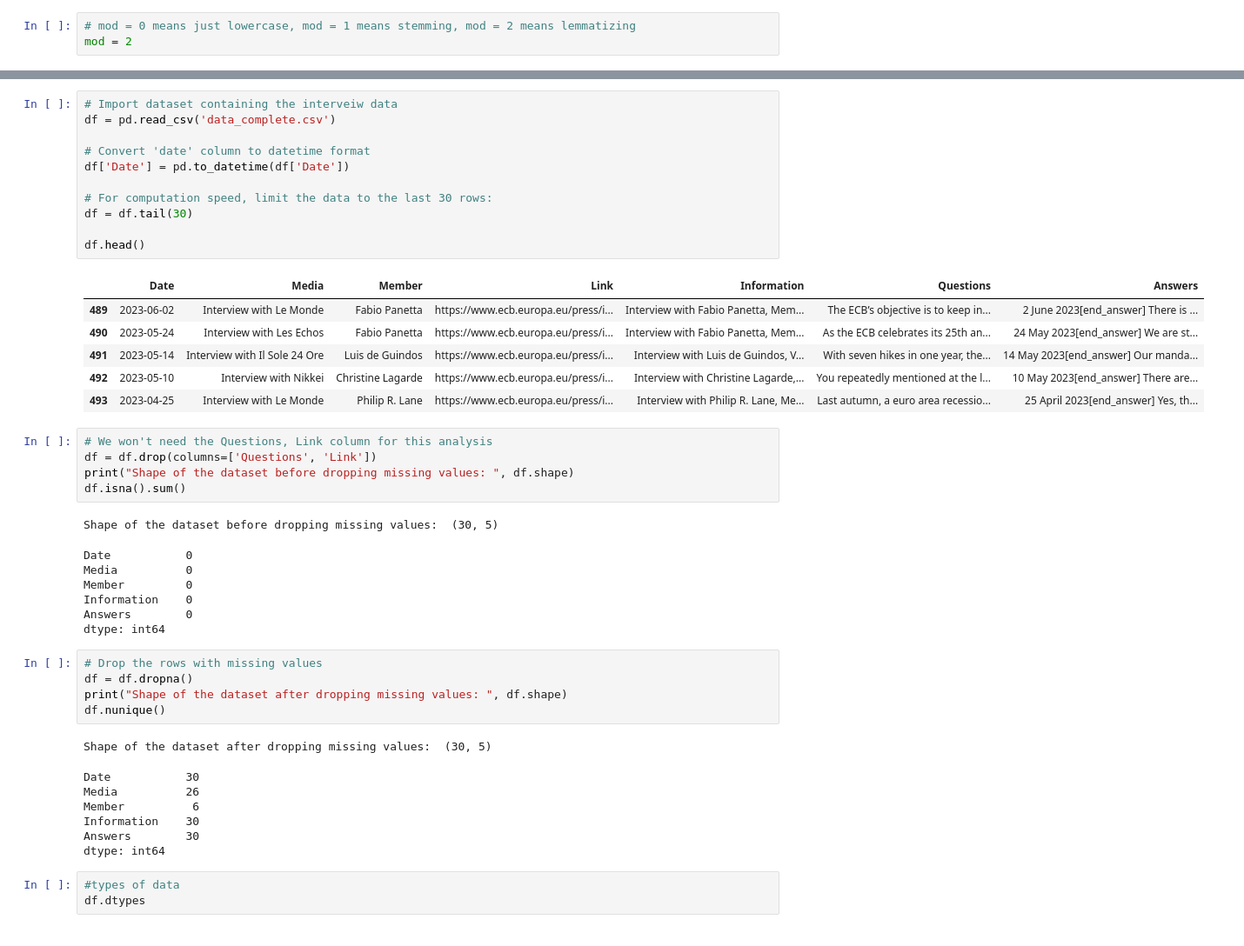
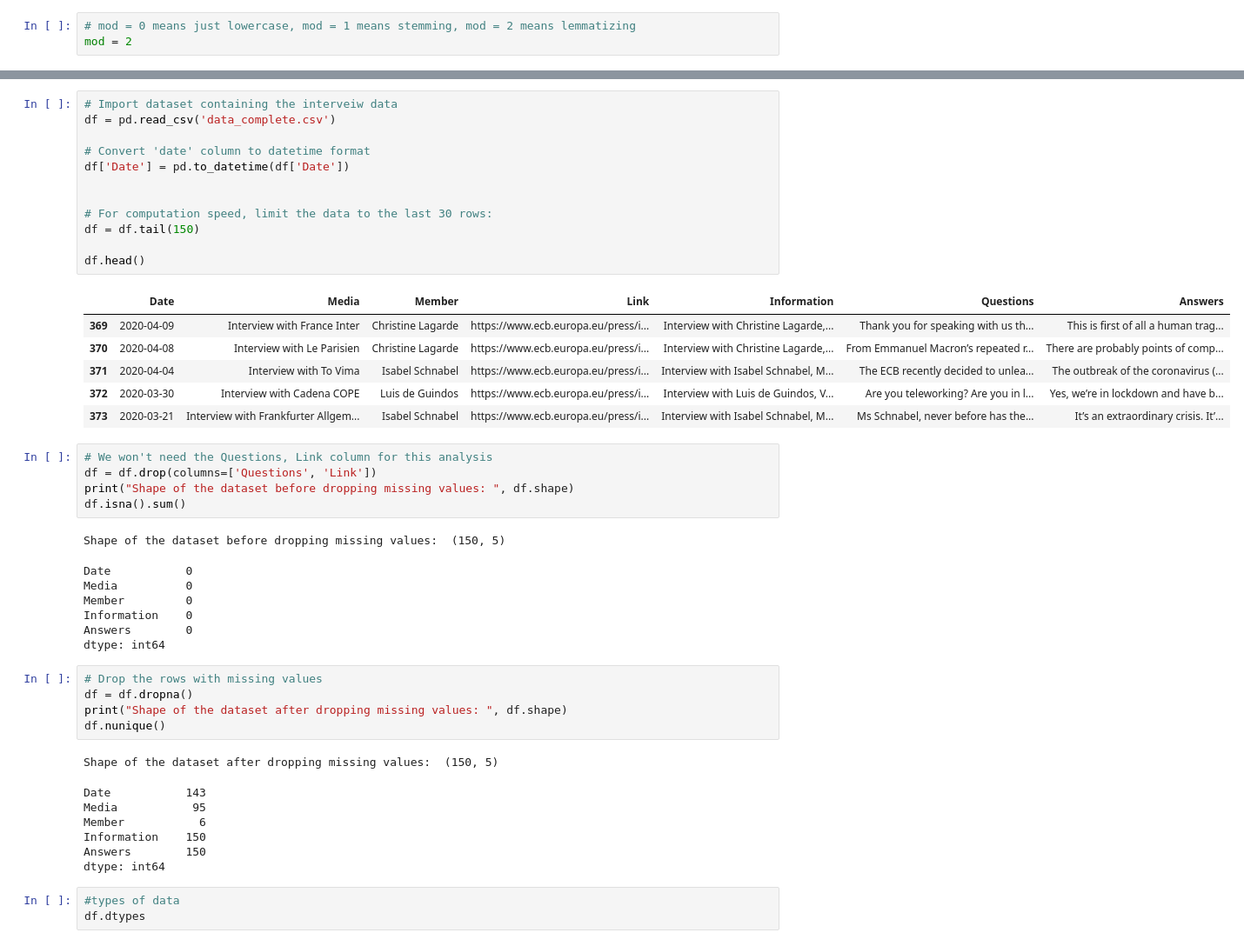
Before and after one commit to lalvarezpoli/DSDM_Thesis, a Jupyter notebook: pos_approach.ipynb, the cells around one changed output, grey strips where cells are left out. Shown at 87% size. Cells and saved outputs as stored; diff of their text form.

```diff
--- a/pos_approach.ipynb
+++ b/pos_approach.ipynb
@@ -203,28 +260,29 @@ def pos_tagging(text):
 # %%
 # Import dataset containing the interveiw data
 df = pd.read_csv('data_complete.csv')
 
 # Convert 'date' column to datetime format
 df['Date'] = pd.to_datetime(df['Date'])
 
+
 # For computation speed, limit the data to the last 30 rows:
-df = df.tail(30)
+df = df.tail(150)
 
 df.head()
 # %% [output]
 |  | Date | Media | Member | Link | Information | Questions | Answers |
-| 489 | 2023-06-02 | Interview with Le Monde | Fabio Panetta | https://www.ecb.europa.eu/press/i... | Interview with Fabio Panetta, Mem... | The ECB’s objective is to keep in... | 2 June 2023[end_answer] There is ... |
-| 490 | 2023-05-24 | Interview with Les Echos | Fabio Panetta | https://www.ecb.europa.eu/press/i... | Interview with Fabio Panetta, Mem... | As the ECB celebrates its 25th an... | 24 May 2023[end_answer] We are st... |
-| 491 | 2023-05-14 | Interview with Il Sole 24 Ore | Luis de Guindos | https://www.ecb.europa.eu/press/i... | Interview with Luis de Guindos, V... | With seven hikes in one year, the... | 14 May 2023[end_answer] Our manda... |
-| 492 | 2023-05-10 | Interview with Nikkei | Christine Lagarde | https://www.ecb.europa.eu/press/i... | Interview with Christine Lagarde,... | You repeatedly mentioned at the l... | 10 May 2023[end_answer] There are... |
-| 493 | 2023-04-25 | Interview with Le Monde | Philip R. Lane | https://www.ecb.europa.eu/press/i... | Interview with Philip R. Lane, Me... | Last autumn, a euro area recessio... | 25 April 2023[end_answer] Yes, th... |
+| 369 | 2020-04-09 | Interview with France Inter | Christine Lagarde | https://www.ecb.europa.eu/press/i... | Interview with Christine Lagarde,... | Thank you for speaking with us th... | This is first of all a human trag... |
+| 370 | 2020-04-08 | Interview with Le Parisien | Christine Lagarde | https://www.ecb.europa.eu/press/i... | Interview with Christine Lagarde,... | From Emmanuel Macron’s repeated r... | There are probably points of comp... |
+| 371 | 2020-04-04 | Interview with To Vima | Isabel Schnabel | https://www.ecb.europa.eu/press/i... | Interview with Isabel Schnabel, M... | The ECB recently decided to unlea... | The outbreak of the coronavirus (... |
+| 372 | 2020-03-30 | Interview with Cadena COPE | Luis de Guindos | https://www.ecb.europa.eu/press/i... | Interview with Luis de Guindos, V... | Are you teleworking? Are you in l... | Yes, we’re in lockdown and have b... |
+| 373 | 2020-03-21 | Interview with Frankfurter Allgem... | Isabel Schnabel | https://www.ecb.europa.eu/press/i... | Interview with Isabel Schnabel, M... | Ms Schnabel, never before has the... | It’s an extraordinary crisis. It’... |
 # %%
 # We won't need the Questions, Link column for this analysis
 df = df.drop(columns=['Questions', 'Link'])
 print("Shape of the dataset before dropping missing values: ", df.shape)
 df.isna().sum()
 # %% [output]
-Shape of the dataset before dropping missing values:  (30, 5)
+Shape of the dataset before dropping missing values:  (150, 5)
 Date           0
 Media          0
 Member         0
@@ -237,12 +295,12 @@ df = df.dropna()
 print("Shape of the dataset after dropping missing values: ", df.shape)
 df.nunique()
 # %% [output]
-Shape of the dataset after dropping missing values:  (30, 5)
+Shape of the dataset after dropping missing values:  (150, 5)
-Date           30
-Media          26
-Member          6
-Information    30
-Answers        30
+Date           143
+Media           95
+Member           6
+Information    150
+Answers        150
 dtype: int64
 # %%
 #types of data
```
Also changed, not shown: parts of 17 cells of this notebook, 1 other file.
